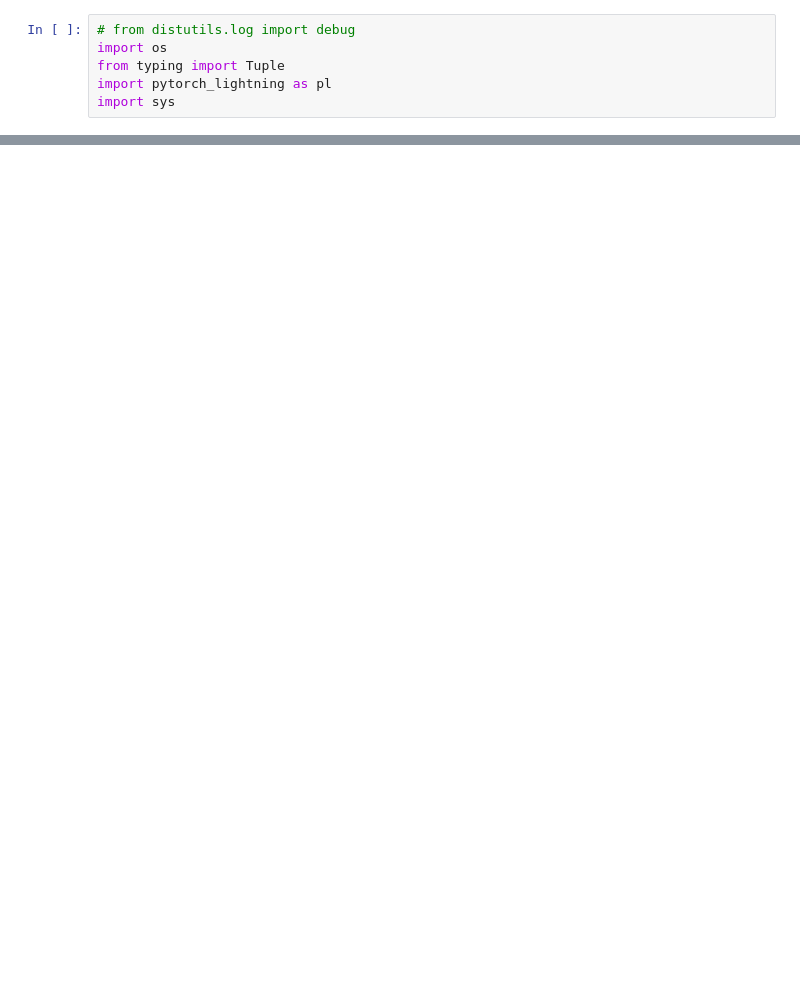
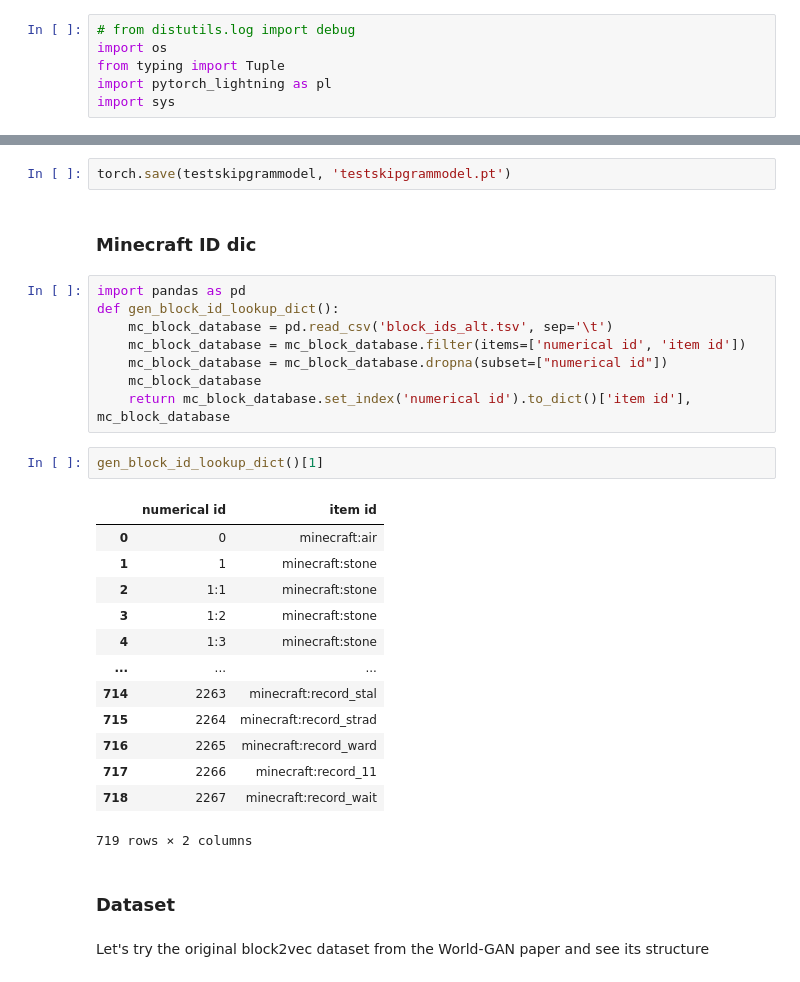
Before and after one commit to chaosarium/3D-GANCA, a Jupyter notebook: block2vec.ipynb, the cells around one changed output, grey strips where cells are left out. Drawn from its saved outputs; the diff is of its cells as text; blank space fills up the shorter version.

```diff
--- a/block2vec.ipynb
+++ b/block2vec.ipynb
@@ -537,0 +639,32 @@ AttributeError: Can't get attribute 'Block2VecDataset' on <module '__main__' (bu
+# %%
+torch.save(testskipgrammodel, 'testskipgrammodel.pt')
+# %% [markdown]
+### Minecraft ID dic
+# %%
+import pandas as pd
+def gen_block_id_lookup_dict():
+    mc_block_database = pd.read_csv('block_ids_alt.tsv', sep='\t')
+    mc_block_database = mc_block_database.filter(items=['numerical id', 'item id'])
+    mc_block_database = mc_block_database.dropna(subset=["numerical id"])
+    mc_block_database
+    return mc_block_database.set_index('numerical id').to_dict()['item id'], mc_block_database
+# %%
+gen_block_id_lookup_dict()[1]
+# %% [output]
+|  | numerical id | item id |
+| 0 | 0 | minecraft:air |
+| 1 | 1 | minecraft:stone |
+| 2 | 1:1 | minecraft:stone |
+| 3 | 1:2 | minecraft:stone |
+| 4 | 1:3 | minecraft:stone |
+| ... | ... | ... |
+| 714 | 2263 | minecraft:record_stal |
+| 715 | 2264 | minecraft:record_strad |
+| 716 | 2265 | minecraft:record_ward |
+| 717 | 2266 | minecraft:record_11 |
+| 718 | 2267 | minecraft:record_wait |
+719 rows × 2 columns
+# %% [markdown]
+### Dataset
+# %% [markdown]
+Let's try the original block2vec dataset from the World-GAN paper and see its structure
```
Also changed, not shown: parts of 48 cells of this notebook, 1 other file.
